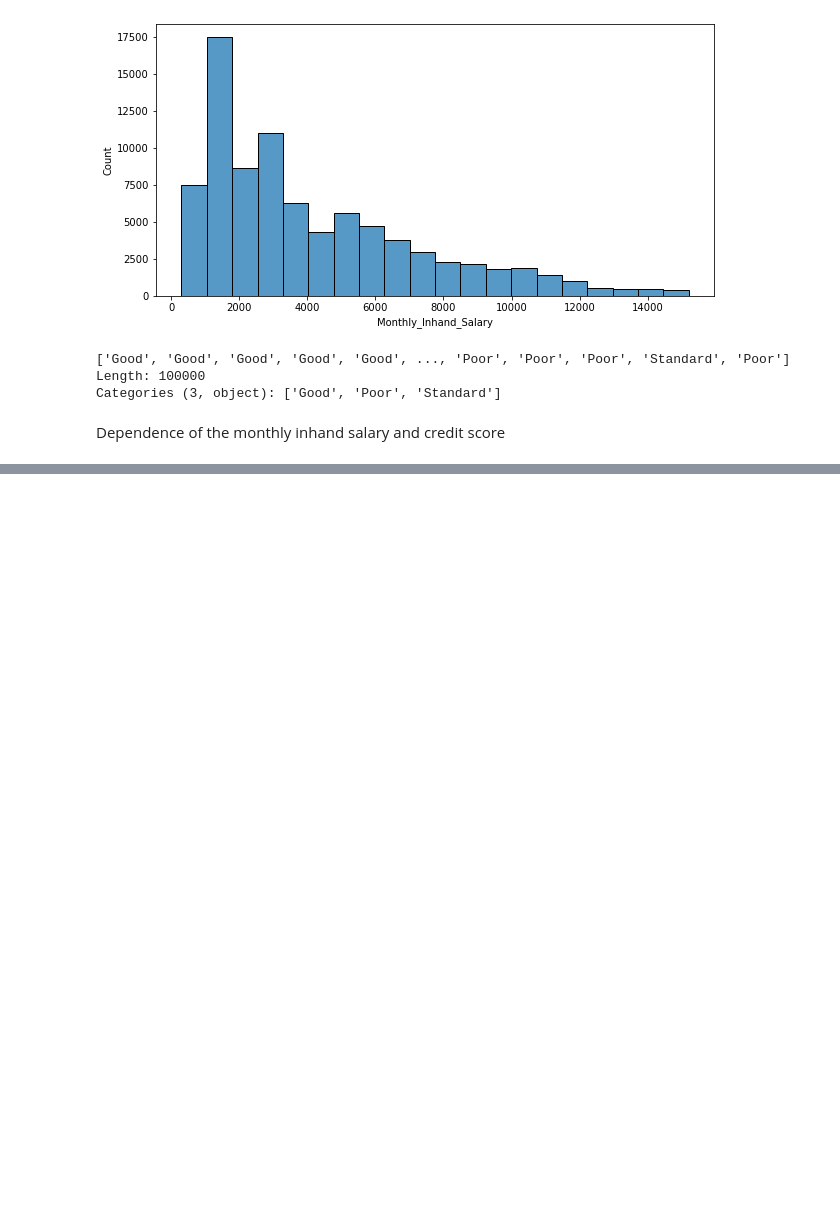
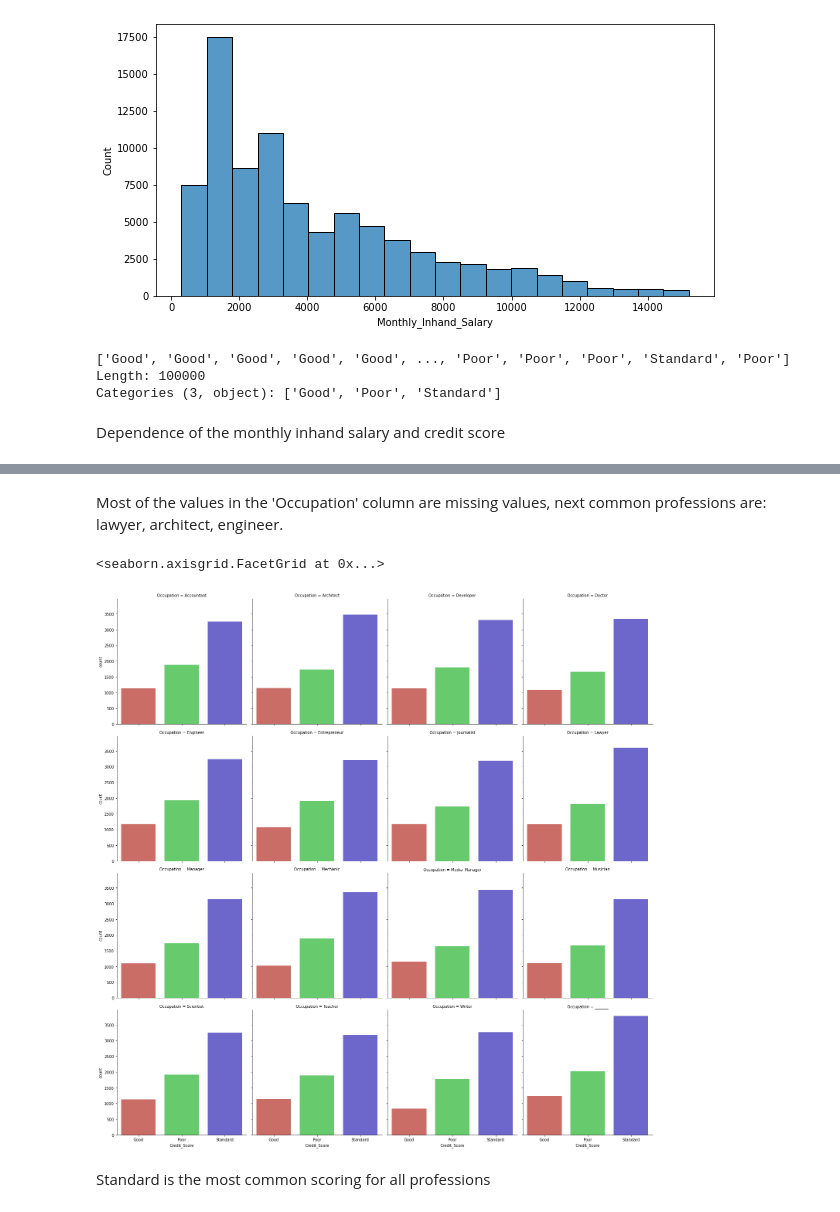
Before and after one commit to OlaJaglinska/Data-Science-Training, a Jupyter notebook: EDA/EDA.ipynb, the cells around one changed output, grey strips where cells are left out. Drawn from its saved outputs; the diff is of its cells as text; code cells hidden in the pictures; blank space fills up the shorter version.

```diff
--- a/EDA/EDA.ipynb
+++ b/EDA/EDA.ipynb
@@ -179,0 +185,9 @@ sns.histplot(data=df, x="Monthly_Inhand_Salary", hue= 'Credit_Score', bins=20)
+# %% [markdown]
+Most of the values in the 'Occupation' column are missing values, next common professions are: lawyer, architect, engineer.
+# %%
+sns.factorplot(data=df, x='Credit_Score', col='Occupation', kind='count', col_wrap = 4, palette='hls')
+# %% [output]
+<seaborn.axisgrid.FacetGrid at 0x...>
+[figure, added]
+# %% [markdown]
+Standard is the most common scoring for all professions
```
Also changed, not shown: parts of 3 cells of this notebook.
